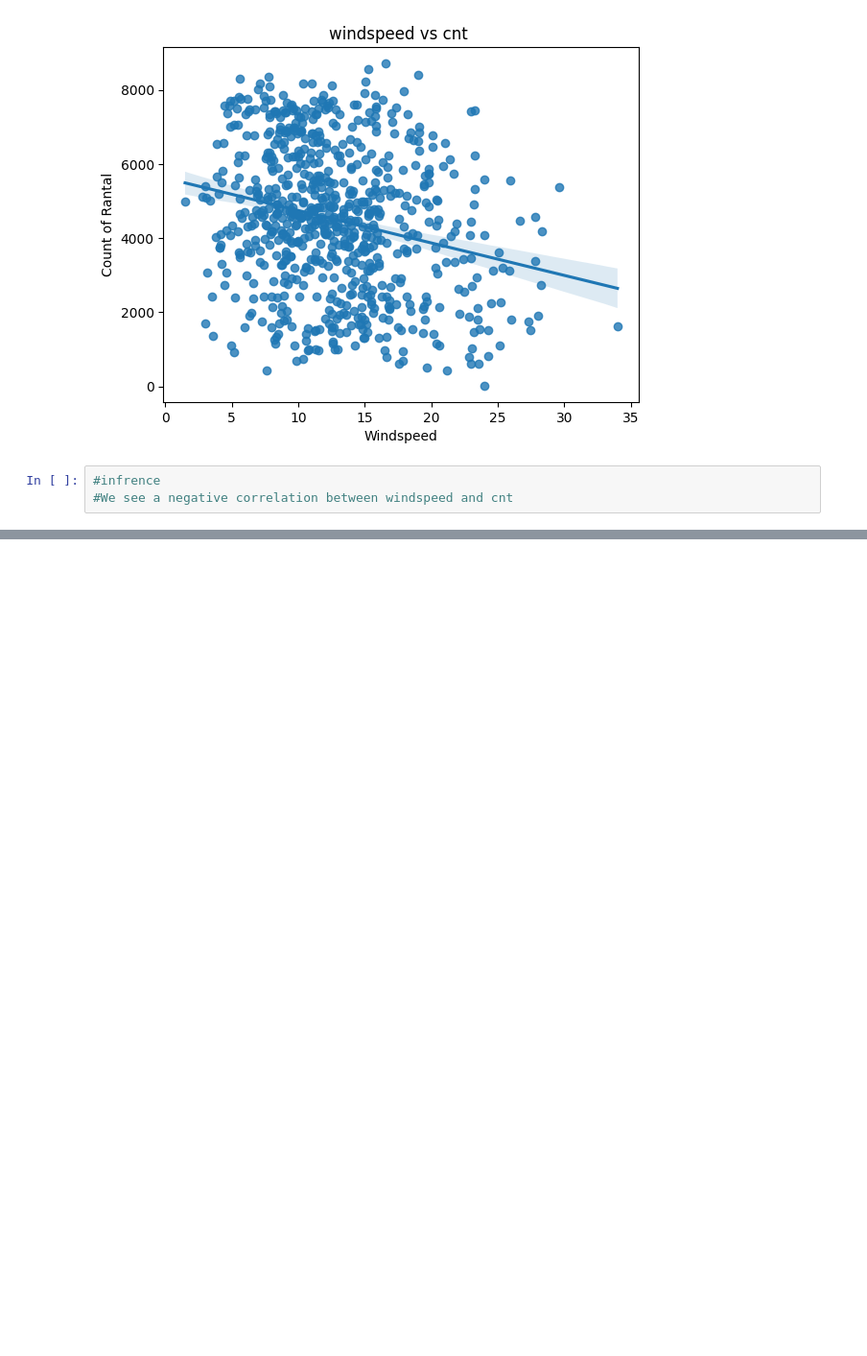
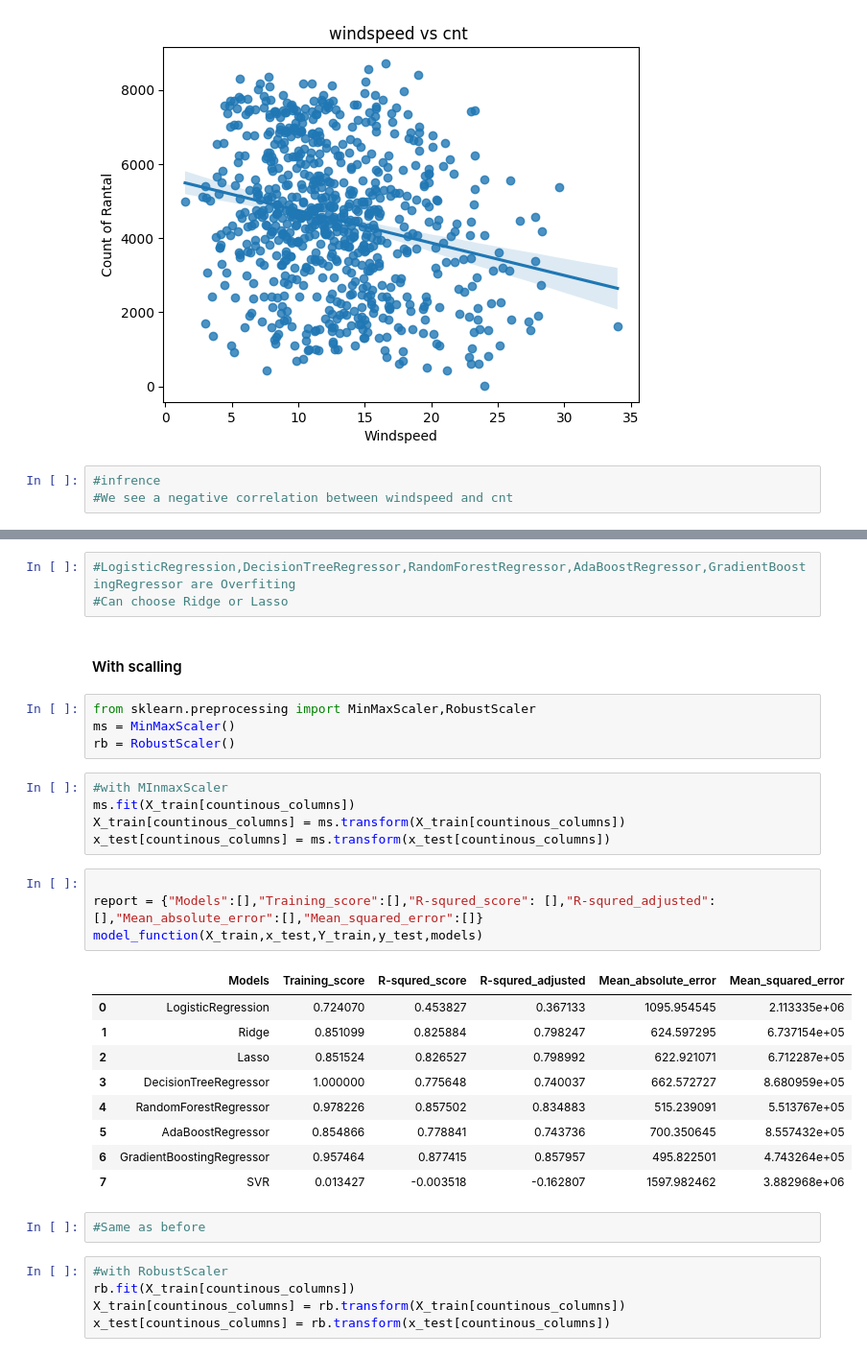
Before and after one commit to tufailahmed023/Bike-sharing, a Jupyter notebook: Notebook/Bike_Sharing.ipynb, the cells around one changed output, grey strips where cells are left out. Shown at 96% size. Drawn from its saved outputs; the diff is of its cells as text; blank space fills up the shorter version.

```diff
--- a/Notebook/Bike_Sharing.ipynb
+++ b/Notebook/Bike_Sharing.ipynb
@@ -340,0 +467,35 @@ plt.show()
+# %%
+#LogisticRegression,DecisionTreeRegressor,RandomForestRegressor,AdaBoostRegressor,GradientBoostingRegressor are Overfiting
+#Can choose Ridge or Lasso
+# %% [markdown]
+#### With scalling
+# %%
+from sklearn.preprocessing import MinMaxScaler,RobustScaler
+ms = MinMaxScaler()
+rb = RobustScaler()
+# %%
+#with MInmaxScaler
+ms.fit(X_train[countinous_columns])
+X_train[countinous_columns] = ms.transform(X_train[countinous_columns])
+x_test[countinous_columns] = ms.transform(x_test[countinous_columns])
+# %%
+
+report = {"Models":[],"Training_score":[],"R-squred_score": [],"R-squred_adjusted":[],"Mean_absolute_error":[],"Mean_squared_error":[]}
+model_function(X_train,x_test,Y_train,y_test,models)
+# %% [output]
+|  | Models | Training_score | R-squred_score | R-squred_adjusted | Mean_absolute_error | Mean_squared_error |
+| 0 | LogisticRegression | 0.724070 | 0.453827 | 0.367133 | 1095.954545 | 2.113335e+06 |
+| 1 | Ridge | 0.851099 | 0.825884 | 0.798247 | 624.597295 | 6.737154e+05 |
+| 2 | Lasso | 0.851524 | 0.826527 | 0.798992 | 622.921071 | 6.712287e+05 |
+| 3 | DecisionTreeRegressor | 1.000000 | 0.775648 | 0.740037 | 662.572727 | 8.680959e+05 |
+| 4 | RandomForestRegressor | 0.978226 | 0.857502 | 0.834883 | 515.239091 | 5.513767e+05 |
+| 5 | AdaBoostRegressor | 0.854866 | 0.778841 | 0.743736 | 700.350645 | 8.557432e+05 |
+| 6 | GradientBoostingRegressor | 0.957464 | 0.877415 | 0.857957 | 495.822501 | 4.743264e+05 |
+| 7 | SVR | 0.013427 | -0.003518 | -0.162807 | 1597.982462 | 3.882968e+06 |
+# %%
+#Same as before
+# %%
+#with RobustScaler
+rb.fit(X_train[countinous_columns])
+X_train[countinous_columns] = rb.transform(X_train[countinous_columns])
+x_test[countinous_columns] = rb.transform(x_test[countinous_columns])
```
Also changed, not shown: parts of 27 cells of this notebook, 1 other file.
